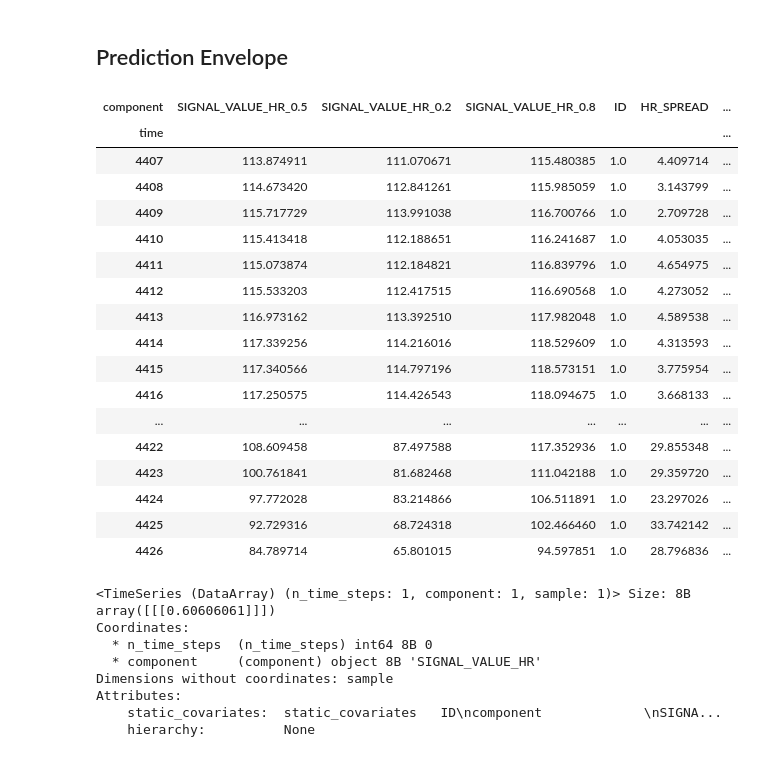
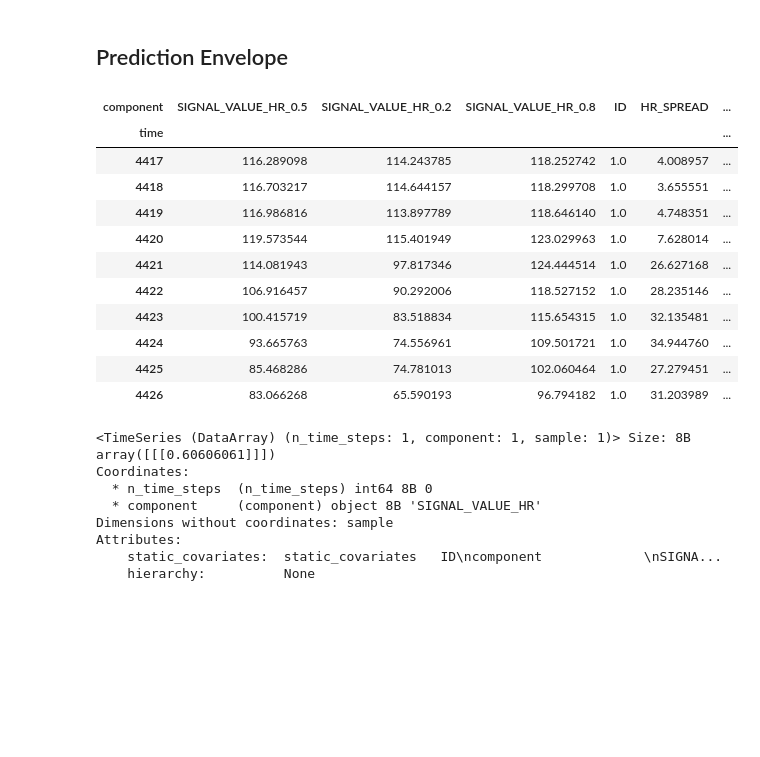
Before and after one commit to dknapp17/ts-dl, a Jupyter notebook: heart-rate-prediction.ipynb, the cells around one changed output. Saved outputs shown, nothing was run; the diff lists cells and outputs as text; code cells hidden in the pictures; blank space fills up the shorter version.

```diff
--- a/heart-rate-prediction.ipynb
+++ b/heart-rate-prediction.ipynb
@@ -863,14 +856,14 @@ ts_tf[0].pd_dataframe().isna().sum().sum()
 # %%
 train, val, test = [], [], []
-for ts in ts_g:
+for ts in ts_tf:
     train_, temp = ts.split_after(0.6)
     val_, test_ = temp.split_after(0.5)
     train.append(train_)
     val.append(val_)
     test.append(test_)
 
-train = pipeline.fit_transform(train)
+train = scaler.fit_transform(train)
 # %%
 
-val = pipeline.transform(val)
-test = pipeline.transform(test)
+val = scaler.transform(val)
+test = scaler.transform(test)
@@ -1034,3 +1009,5 @@ ts_g_sample[0]['SIGNAL_VALUE_SPO2'].plot()
+# %%
+ts_g_sample = ts_tf[:5]
 # %%
 %matplotlib inline
 import matplotlib.pyplot as plt
@@ -1339,7 +1316,7 @@ def historical_forecasts(model):
         verbose=True,
         predict_kwargs = {"mc_dropout":True}
     )
-    return [scaler.inverse_transform(ts) for ts in hfc]
+    return scaler.inverse_transform(hfc)
 
 
 def backtest(model, hfc, name):
@@ -1450,42 +1419,36 @@ hfcs['TFM'][0].head(180)['SIGNAL_VALUE_HR'].plot()
 # %%
 # spread of HR
 hfcs_tfm_spreads = [ts.quantiles_df([.5,.2,.8])[['SIGNAL_VALUE_HR_0.5',
                                                  'SIGNAL_VALUE_HR_0.2',
                                                  'SIGNAL_VALUE_HR_0.8',
                                                  ]].assign(ID=ts.static_covariates['ID'][0]) for ts in hfcs['TFM']]
 hfcs_tfm_spreads
 hfcs_tfm_spread = pd.concat(hfcs_tfm_spreads)
 hfcs_tfm_spread['HR_SPREAD'] = hfcs_tfm_spread['SIGNAL_VALUE_HR_0.8'] -  hfcs_tfm_spread['SIGNAL_VALUE_HR_0.2']
 hfcs_tfm_spread['HR_SPREAD_PERCENTILE'] = hfcs_tfm_spread['HR_SPREAD'].rank(pct=True)
 
 
 concern_threshold = .95
 hfcs_tfm_spread['concern_indicator'] =  (hfcs_tfm_spread['HR_SPREAD_PERCENTILE'] > concern_threshold).astype(int)
 hfcs_tfm_spread['rolling_concern_indicator'] = (
     hfcs_tfm_spread['concern_indicator']
     .groupby((hfcs_tfm_spread['concern_indicator'] != 1).cumsum())  # Create groups for consecutive 1s
     .cumcount()                               # Count within each group
 ) * hfcs_tfm_spread['concern_indicator']  # Reset count to 0 for 0s
-hfcs_tfm_spread[110:130]
+hfcs_tfm_spread[120:130]
 # %% [output]
 | component | SIGNAL_VALUE_HR_0.5 | SIGNAL_VALUE_HR_0.2 | SIGNAL_VALUE_HR_0.8 | ID | HR_SPREAD | ... |
 | time |  |  |  |  |  | ... |
-| 4407 | 113.874911 | 111.070671 | 115.480385 | 1.0 | 4.409714 | ... |
-| 4408 | 114.673420 | 112.841261 | 115.985059 | 1.0 | 3.143799 | ... |
-| 4409 | 115.717729 | 113.991038 | 116.700766 | 1.0 | 2.709728 | ... |
-| 4410 | 115.413418 | 112.188651 | 116.241687 | 1.0 | 4.053035 | ... |
-| 4411 | 115.073874 | 112.184821 | 116.839796 | 1.0 | 4.654975 | ... |
-| 4412 | 115.533203 | 112.417515 | 116.690568 | 1.0 | 4.273052 | ... |
-| 4413 | 116.973162 | 113.392510 | 117.982048 | 1.0 | 4.589538 | ... |
-| 4414 | 117.339256 | 114.216016 | 118.529609 | 1.0 | 4.313593 | ... |
-| 4415 | 117.340566 | 114.797196 | 118.573151 | 1.0 | 3.775954 | ... |
-| 4416 | 117.250575 | 114.426543 | 118.094675 | 1.0 | 3.668133 | ... |
-| ... | ... | ... | ... | ... | ... | ... |
-| 4422 | 108.609458 | 87.497588 | 117.352936 | 1.0 | 29.855348 | ... |
-| 4423 | 100.761841 | 81.682468 | 111.042188 | 1.0 | 29.359720 | ... |
-| 4424 | 97.772028 | 83.214866 | 106.511891 | 1.0 | 23.297026 | ... |
-| 4425 | 92.729316 | 68.724318 | 102.466460 | 1.0 | 33.742142 | ... |
-| 4426 | 84.789714 | 65.801015 | 94.597851 | 1.0 | 28.796836 | ... |
+| 4417 | 116.289098 | 114.243785 | 118.252742 | 1.0 | 4.008957 | ... |
+| 4418 | 116.703217 | 114.644157 | 118.299708 | 1.0 | 3.655551 | ... |
+| 4419 | 116.986816 | 113.897789 | 118.646140 | 1.0 | 4.748351 | ... |
+| 4420 | 119.573544 | 115.401949 | 123.029963 | 1.0 | 7.628014 | ... |
+| 4421 | 114.081943 | 97.817346 | 124.444514 | 1.0 | 26.627168 | ... |
+| 4422 | 106.916457 | 90.292006 | 118.527152 | 1.0 | 28.235146 | ... |
+| 4423 | 100.415719 | 83.518834 | 115.654315 | 1.0 | 32.135481 | ... |
+| 4424 | 93.665763 | 74.556961 | 109.501721 | 1.0 | 34.944760 | ... |
+| 4425 | 85.468286 | 74.781013 | 102.060464 | 1.0 | 27.279451 | ... |
+| 4426 | 83.066268 | 65.590193 | 96.794182 | 1.0 | 31.203989 | ... |
 # %%
 train[0]['SIGNAL_VALUE_HR'].median(axis=0)
 # %% [output]
```
Also changed, not shown: parts of 30 cells of this notebook.
